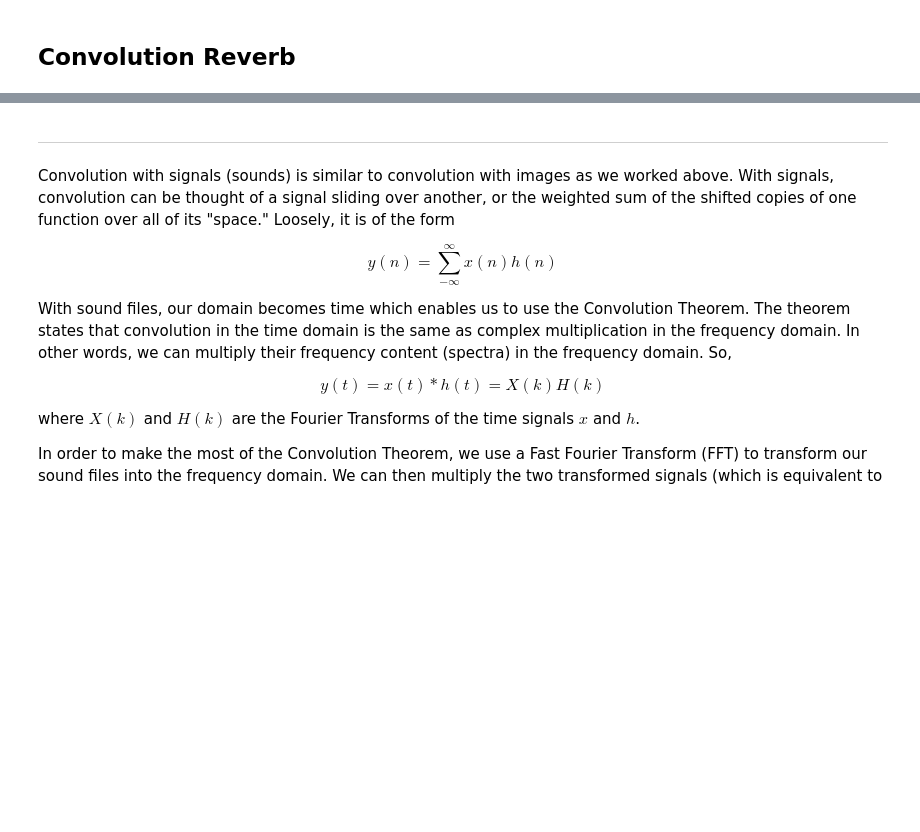
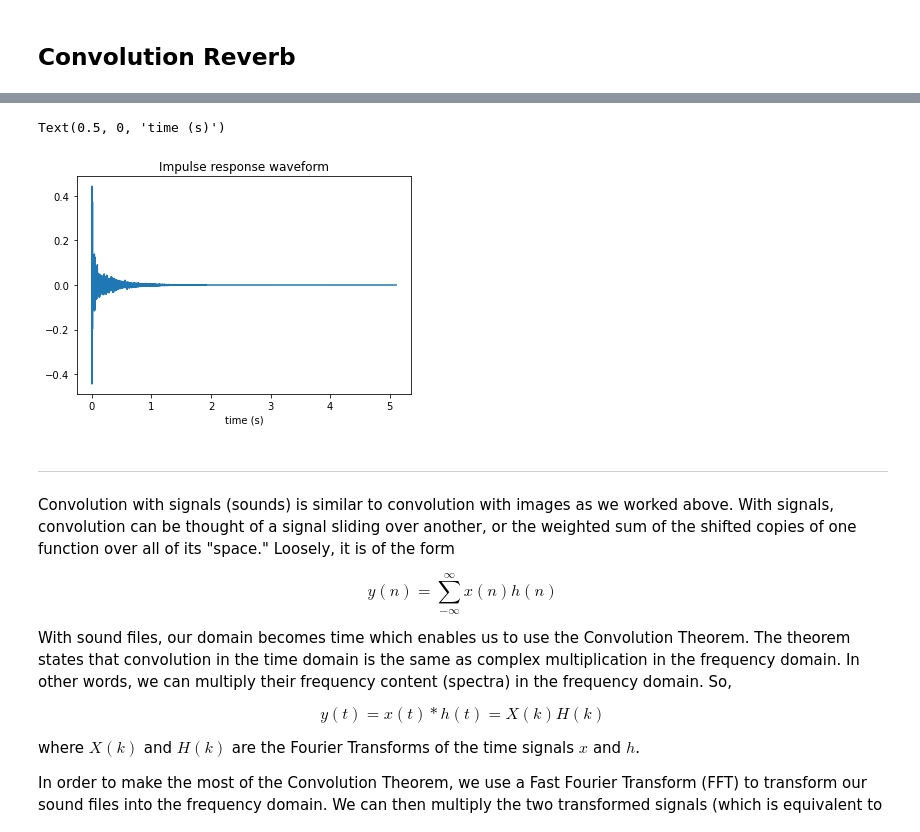
Before and after one commit to dzluke/Music30_Spring2022, a Jupyter notebook: Lab1_ConvolutionalMaps/lab1.ipynb, the cells around one changed output, grey strips where cells are left out. Saved outputs shown, nothing was run; the diff lists cells and outputs as text; code cells hidden in the pictures; blank space fills up the shorter version.

```diff
--- a/Lab1_ConvolutionalMaps/lab1.ipynb
+++ b/Lab1_ConvolutionalMaps/lab1.ipynb
@@ -219,3 +222,11 @@ plt.plot(np.linspace(0, h.shape[0]/srh, h.shape[0]), h)
+# %%
+h_len = h.shape[0]
+plt.plot(np.linspace(0, h_len/srh, h_len), h)
+plt.title('Impulse response waveform')
+plt.xlabel('time (s)')
+# %% [output]
+Text(0.5, 0, 'time (s)')
+[figure, added]
 # %% [markdown]
 -----
 
```
Also changed, not shown: parts of 21 cells of this notebook.
